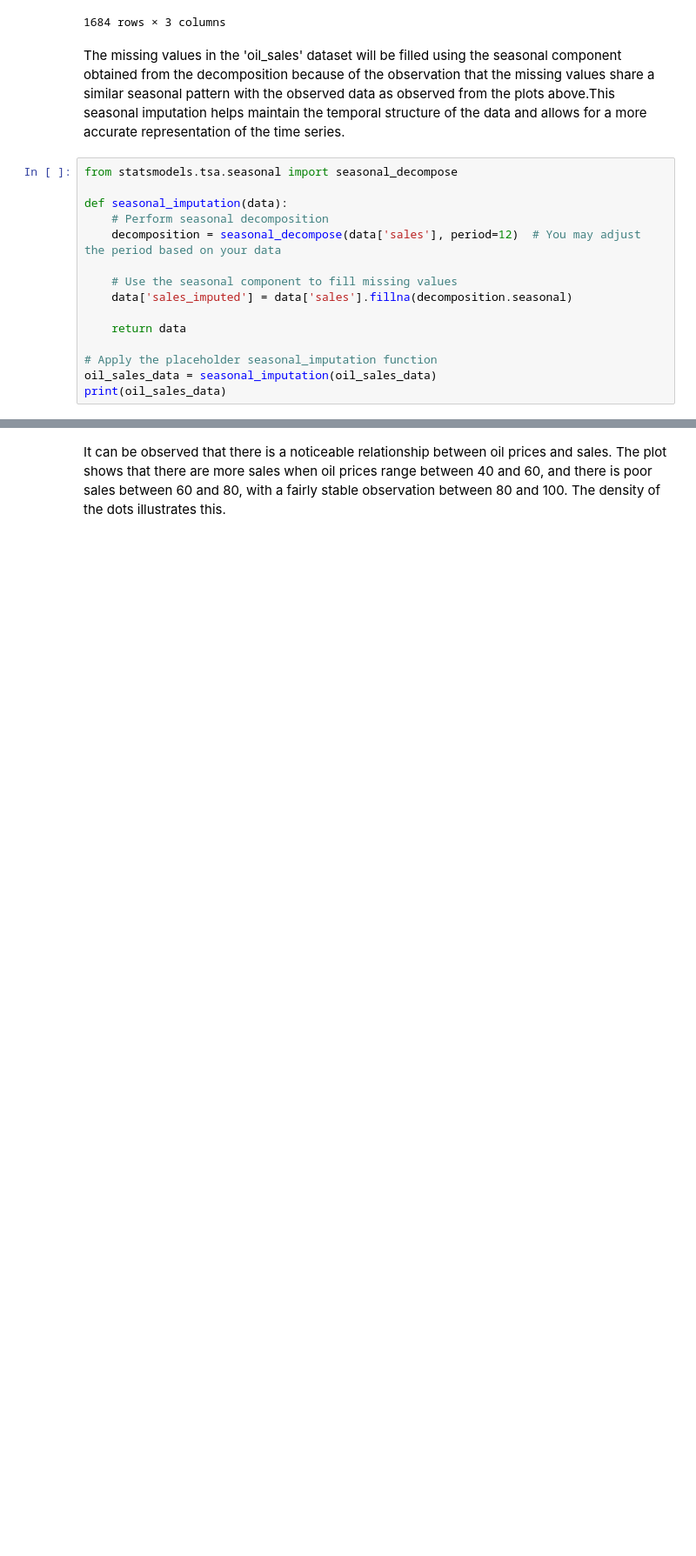
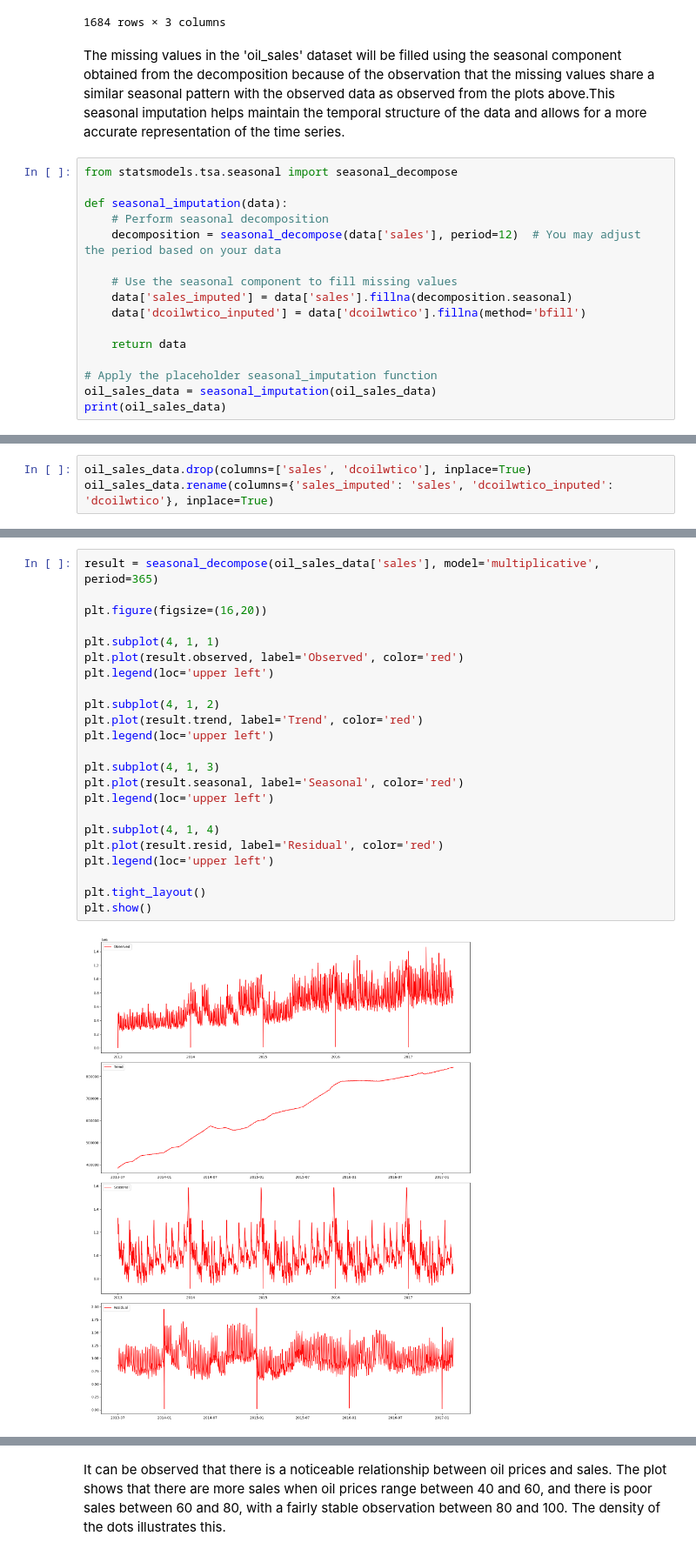
Before and after one commit to BrianBassey37/Data_Science_Projects, a Jupyter notebook: notebooks/RegressionNotebook.ipynb, the cells around one changed output, grey strips where cells are left out. Shown at 87% size. Saved outputs shown, nothing was run; the diff lists cells and outputs as text; blank space fills up the shorter version.

```diff
--- a/notebooks/RegressionNotebook.ipynb
+++ b/notebooks/RegressionNotebook.ipynb
@@ -570,6 +570,7 @@ def seasonal_imputation(data):
 
     # Use the seasonal component to fill missing values
     data['sales_imputed'] = data['sales'].fillna(decomposition.seasonal)
+    data['dcoilwtico_inputed'] = data['dcoilwtico'].fillna(method='bfill')
 
     return data
 
@@ -594,0 +598,3 @@ date
+# %%
+oil_sales_data.drop(columns=['sales', 'dcoilwtico'], inplace=True)
+oil_sales_data.rename(columns={'sales_imputed': 'sales', 'dcoilwtico_inputed': 'dcoilwtico'}, inplace=True)
@@ -594,0 +616,25 @@ date
+# %%
+result = seasonal_decompose(oil_sales_data['sales'], model='multiplicative', period=365)
+
+plt.figure(figsize=(16,20))
+
+plt.subplot(4, 1, 1)
+plt.plot(result.observed, label='Observed', color='red')
+plt.legend(loc='upper left')
+
+plt.subplot(4, 1, 2)
+plt.plot(result.trend, label='Trend', color='red')
+plt.legend(loc='upper left')
+
+plt.subplot(4, 1, 3)
+plt.plot(result.seasonal, label='Seasonal', color='red')
+plt.legend(loc='upper left')
+
+plt.subplot(4, 1, 4)
+plt.plot(result.resid, label='Residual', color='red')
+plt.legend(loc='upper left')
+
+plt.tight_layout()
+plt.show()
+# %% [output]
+[figure, added]
```
Also changed, not shown: parts of 28 cells of this notebook.
